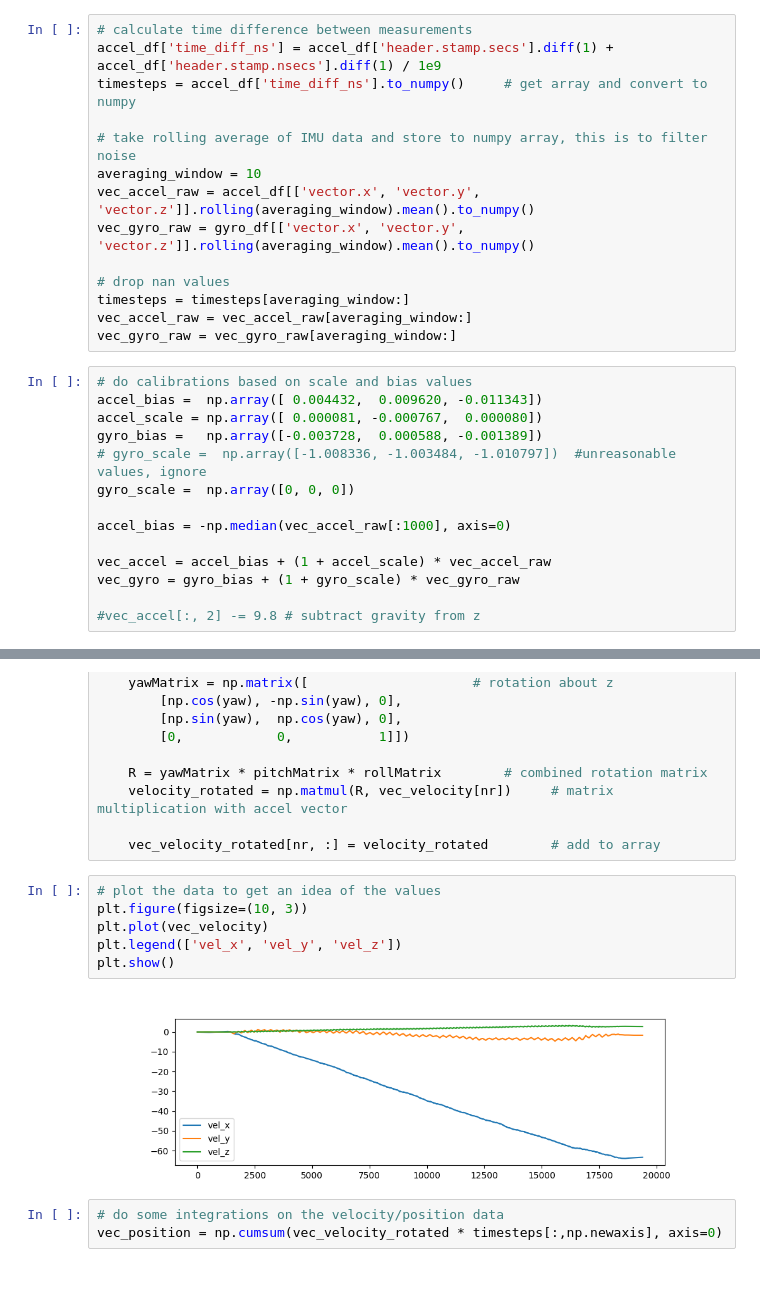
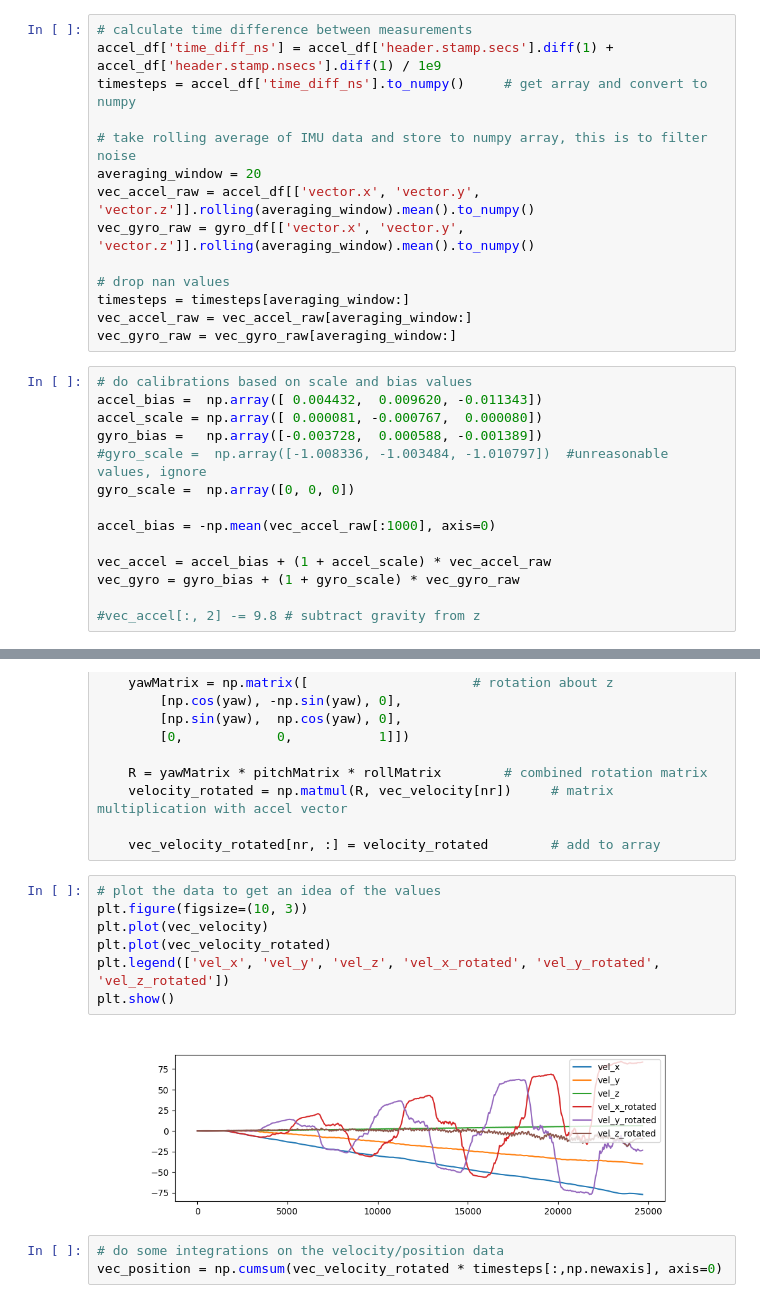
Before and after one commit to icheered/RPCN, a Jupyter notebook: bag_imu.ipynb, the cells around one changed output, grey strips where cells are left out. Saved outputs shown, nothing was run; the diff lists cells and outputs as text.

Commit message:
still incorrect accel_scale probably

```diff
--- a/bag_imu.ipynb
+++ b/bag_imu.ipynb
@@ -39,7 +39,7 @@ accel_df['time_diff_ns'] = accel_df['header.stamp.secs'].diff(1) + accel_df['hea
 timesteps = accel_df['time_diff_ns'].to_numpy()     # get array and convert to numpy
 
 # take rolling average of IMU data and store to numpy array, this is to filter noise
-averaging_window = 10
+averaging_window = 20
 vec_accel_raw = accel_df[['vector.x', 'vector.y', 'vector.z']].rolling(averaging_window).mean().to_numpy()
 vec_gyro_raw = gyro_df[['vector.x', 'vector.y', 'vector.z']].rolling(averaging_window).mean().to_numpy()
 
@@ -52,10 +52,10 @@ vec_gyro_raw = vec_gyro_raw[averaging_window:]
 accel_bias =  np.array([ 0.004432,  0.009620, -0.011343])
 accel_scale = np.array([ 0.000081, -0.000767,  0.000080])
 gyro_bias =   np.array([-0.003728,  0.000588, -0.001389])
-# gyro_scale =  np.array([-1.008336, -1.003484, -1.010797])  #unreasonable values, ignore
+#gyro_scale =  np.array([-1.008336, -1.003484, -1.010797])  #unreasonable values, ignore
 gyro_scale =  np.array([0, 0, 0])
 
-accel_bias = -np.median(vec_accel_raw[:1000], axis=0)
+accel_bias = -np.mean(vec_accel_raw[:1000], axis=0)
 
 vec_accel = accel_bias + (1 + accel_scale) * vec_accel_raw
 vec_gyro = gyro_bias + (1 + gyro_scale) * vec_gyro_raw
@@ -101,11 +112,12 @@ for nr, rotation_measure in enumerate(vec_rotation):    # loop over vectors
 # %%
 # plot the data to get an idea of the values
 plt.figure(figsize=(10, 3))
 plt.plot(vec_velocity)
-plt.legend(['vel_x', 'vel_y', 'vel_z'])
+plt.plot(vec_velocity_rotated)
+plt.legend(['vel_x', 'vel_y', 'vel_z', 'vel_x_rotated', 'vel_y_rotated', 'vel_z_rotated'])
 plt.show()
 # %% [output]
-[figure, old version]
+[figure, new version]
 # %%
 # do some integrations on the velocity/position data
 vec_position = np.cumsum(vec_velocity_rotated * timesteps[:,np.newaxis], axis=0)
```
Also changed, not shown: parts of 7 cells of this notebook, 2 other files.
